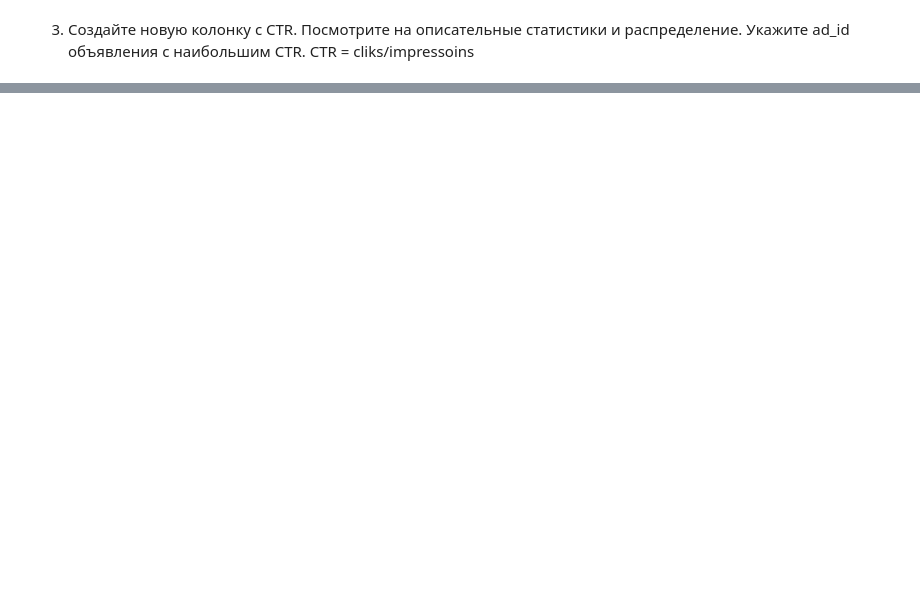
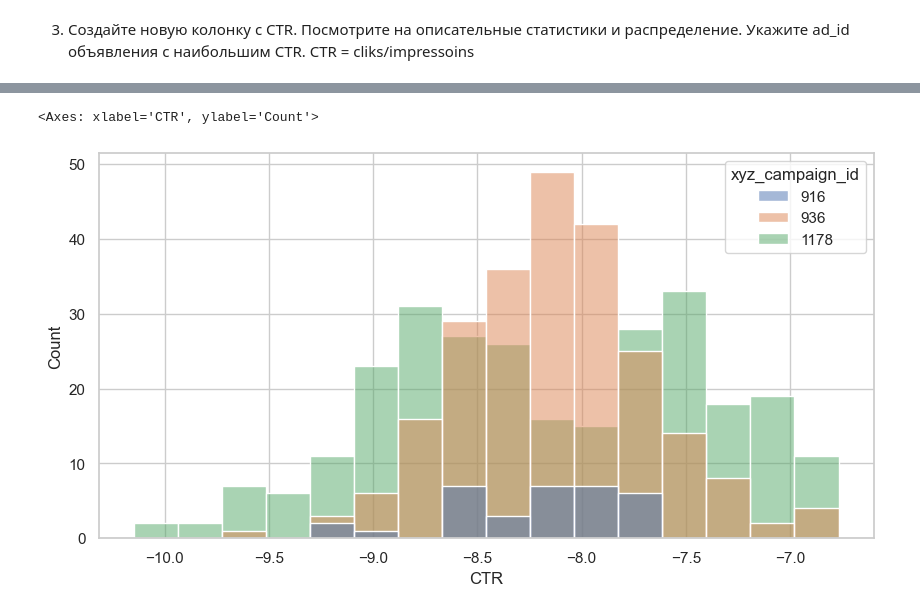
Before and after one commit to Praldmur/Simulation, a Jupyter notebook: 6_mod/2.ipynb, the cells around one changed output, grey strips where cells are left out. Cells and saved outputs as stored; diff of their text form; code cells hidden in the pictures; blank space fills up the shorter version.

```diff
--- a/6_mod/2.ipynb
+++ b/6_mod/2.ipynb
@@ -135,0 +150,2 @@ df['CTR'] =
+# %%
+df.set_index("ad_id").CTR.idxmax()
@@ -135,0 +156,5 @@ df['CTR'] =
+# %%
+df_grouped = df.groupby(['xyz_campaign_id', 'fb_campaign_id'], as_index=False).CTR.sum()
+df_grouped["CTR"] = np.log(df_grouped["CTR"])
+df_grouped["xyz_campaign_id"] = df_grouped["xyz_campaign_id"].astype("str")
+df_grouped.head()
@@ -135,0 +168,5 @@ df['CTR'] =
+# %%
+sns.histplot(data=df_grouped, x="CTR", hue="xyz_campaign_id")
+# %% [output]
+<Axes: xlabel='CTR', ylabel='Count'>
+[figure, added]
```
Also changed, not shown: parts of 20 cells of this notebook, 2 other files.
